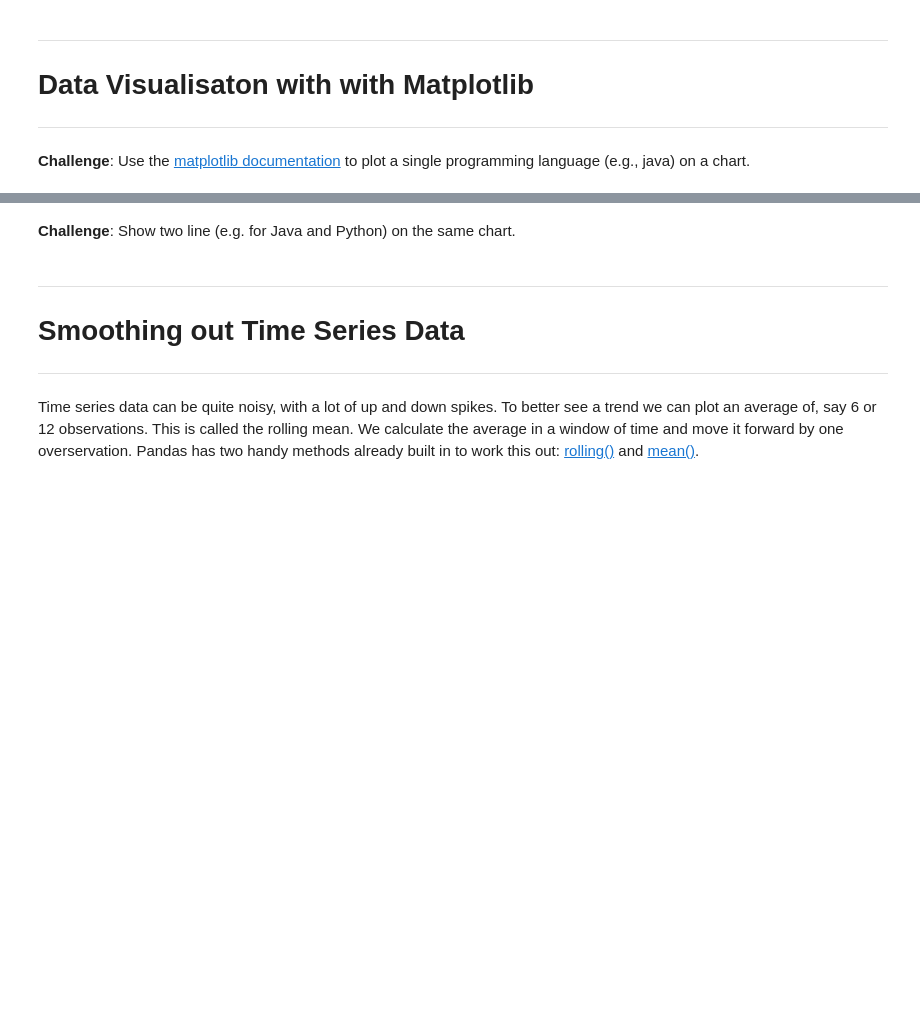
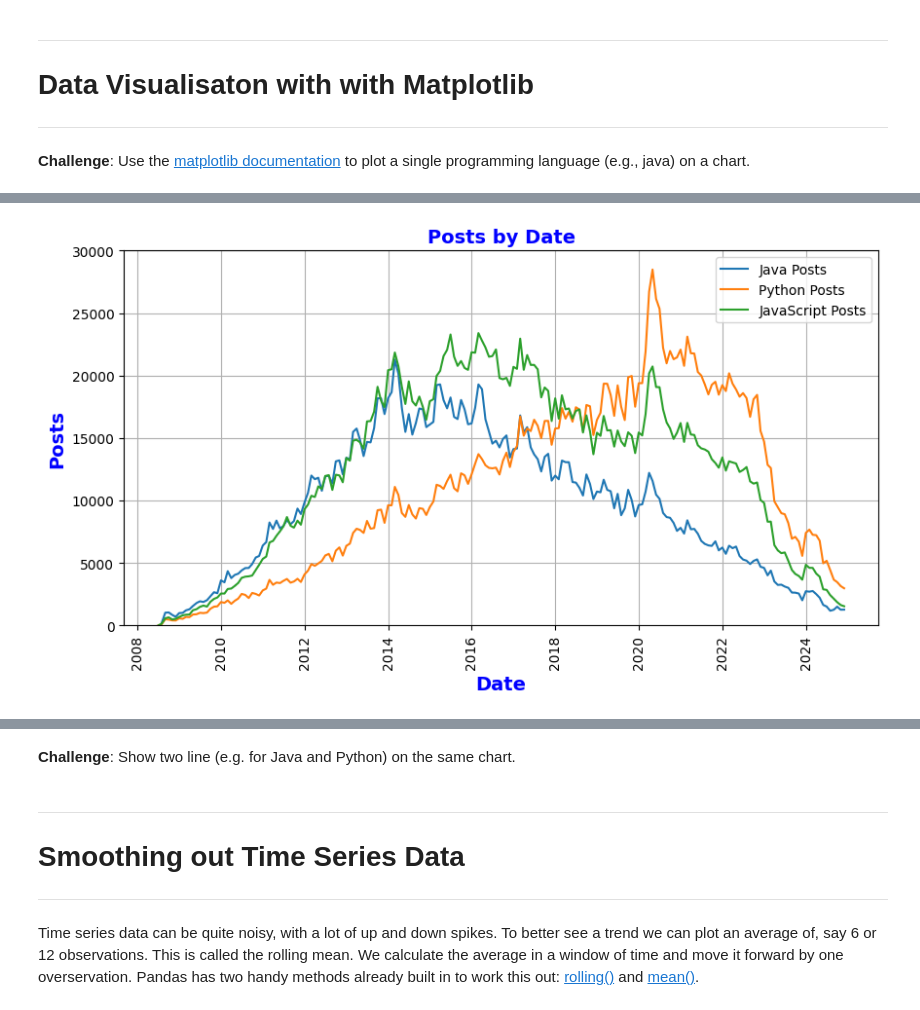
Before and after one commit to SiracencoSerghei/Bootcamp_Python, a Jupyter notebook: day_73/Programming_Languages.ipynb, the cells around one changed output, grey strips where cells are left out. Cells and saved outputs as stored; diff of their text form; code cells hidden in the pictures; blank space fills up the shorter version.

```diff
--- a/day_73/Programming_Languages.ipynb
+++ b/day_73/Programming_Languages.ipynb
@@ -173,0 +187,3 @@ Let's fix the date format to make it more readable. We need to use Pandas to cha
+# %%
+df['DATE'] = pd.to_datetime(df['DATE'])
+df.head(2)
@@ -179,0 +223,3 @@ Let's fix the date format to make it more readable. We need to use Pandas to cha
+# %%
+reshaped_df = df.pivot(index='DATE', columns='TAG', values='POSTS')
+reshaped_df
@@ -181,0 +267,3 @@ Let's fix the date format to make it more readable. We need to use Pandas to cha
+# %%
+reshaped_df.fillna(0, inplace=True) # ==  reshaped_df = reshaped_df.fillna(0)
+reshaped_df.head()
@@ -187,0 +344,3 @@ Let's fix the date format to make it more readable. We need to use Pandas to cha
+# %%
+java_data = df[df['TAG'] == 'java']
+java_data.head()
@@ -187,0 +354,32 @@ Let's fix the date format to make it more readable. We need to use Pandas to cha
+# %%
+# Define the figure size
+plt.figure(figsize=(10, 5))
+
+# Rotate x-ticks for better readability
+plt.xticks(rotation=90)
+
+# Add labels for the axes
+plt.xlabel('Date', fontsize=14, fontweight='bold', color='blue')
+plt.ylabel('Posts', fontsize=14, fontweight='bold', color='blue')
+
+# Set y-axis limits
+plt.ylim(0, 30000)
+
+# Plot the data with labels for the legend
+line1, = plt.plot(java_data.DATE, java_data.POSTS, label='Java Posts')
+line2, = plt.plot(reshaped_df.index, reshaped_df['python'], label='Python Posts')
+line3, = plt.plot(reshaped_df.index, reshaped_df['javascript'], label='JavaScript Posts')
+
+# Set the title of the plot
+plt.title('Posts by Date', fontsize=14, fontweight='bold', color='blue')
+
+# Show the legend automatically, based on labels provided in plot
+plt.legend()
+
+# Enable the grid
+plt.grid(True)
+
+# Display the plot
+plt.show()
+# %% [output]
+[figure, added]
```
Also changed, not shown: parts of 17 cells of this notebook.
